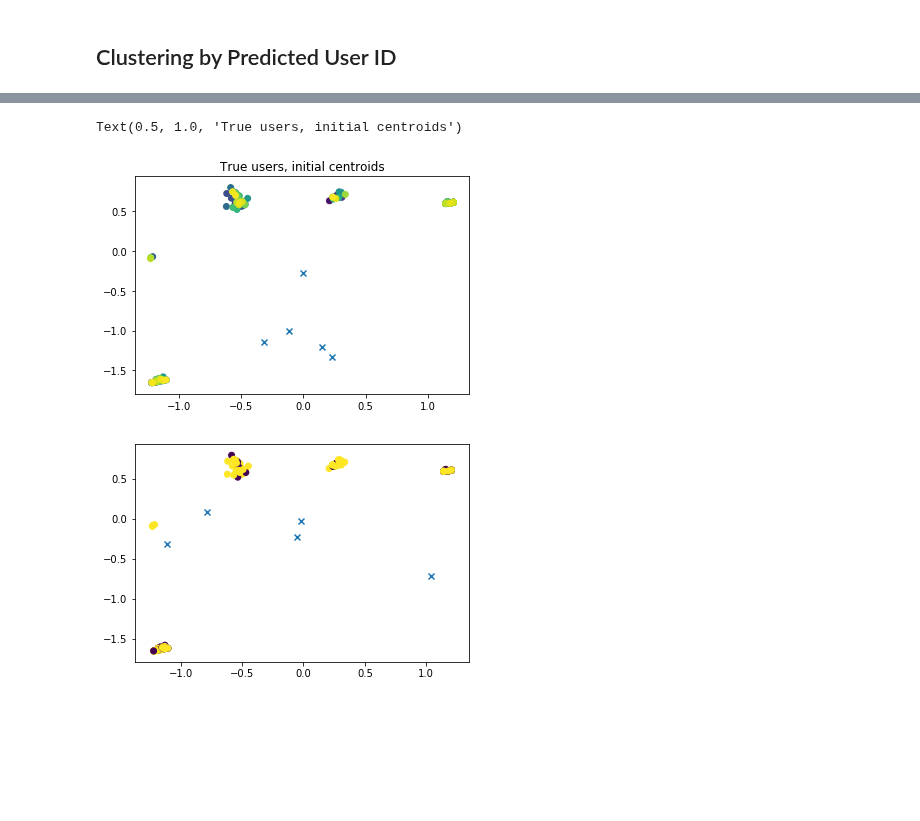
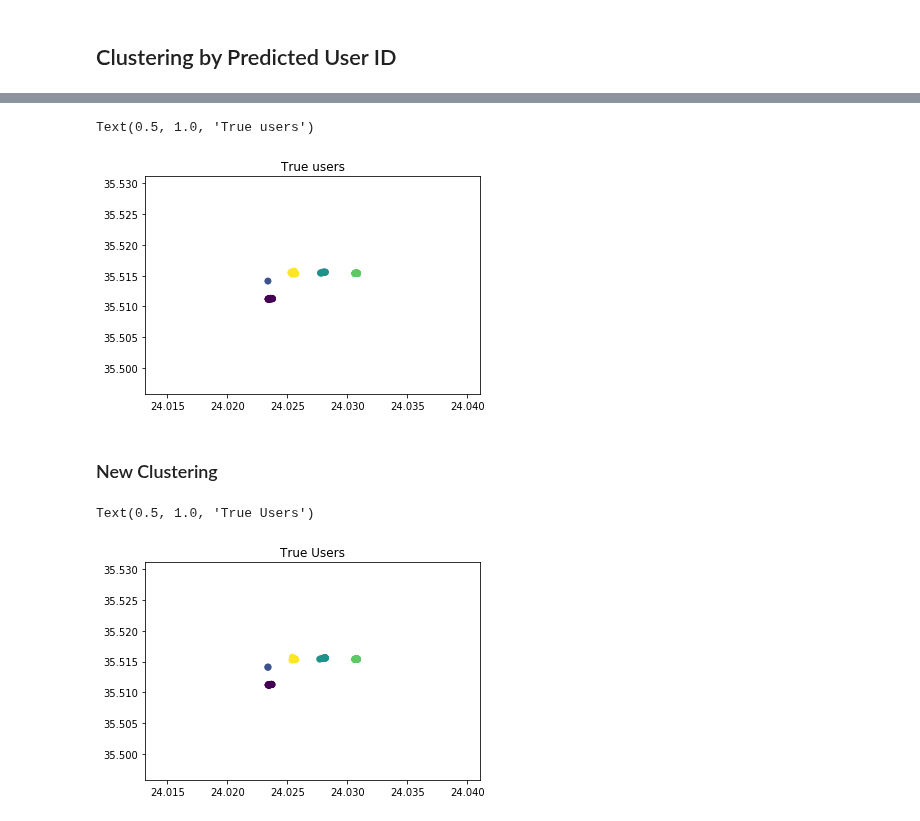
Before and after one commit to lillyclark/privacy-utility, a Jupyter notebook: ChaniaDataset.ipynb, the cells around one changed output, grey strips where cells are left out. Drawn from its saved outputs; the diff is of its cells as text; code cells hidden in the pictures; blank space fills up the shorter version.

```diff
--- a/ChaniaDataset.ipynb
+++ b/ChaniaDataset.ipynb
@@ -338,0 +508,8 @@ plt.show()
+# %%
+plt.scatter(sorted_t_data[:,1], sorted_t_data[:,0], c=labels[order][:n_points][closeness])
+plt.title("True users")
+# %% [output]
+Text(0.5, 1.0, 'True users')
+[figure, added]
+# %% [markdown]
+### New Clustering
@@ -351,7 +531,0 @@ centroidy = np.random.uniform(np.min(clustery), np.max(clustery), n_clusters)
-# %%
-plt.scatter(centroidx, centroidy, marker="x")
-plt.scatter(clusterx, clustery, c=data[:n_points,0])
-plt.title("True users, initial centroids")
-# %% [output]
-Text(0.5, 1.0, 'True users, initial centroids')
-[figure, removed]
@@ -394,4 +532,6 @@ def trycluster():
-# %%
-trycluster()
-# %% [output]
-[figure, removed]
+# %%
+plt.scatter(t_data[:,1], t_data[:,0], c=trueusers)
+plt.title("True Users")
+# %% [output]
+Text(0.5, 1.0, 'True Users')
+[figure, added]
```
Also changed, not shown: parts of 30 cells of this notebook.
